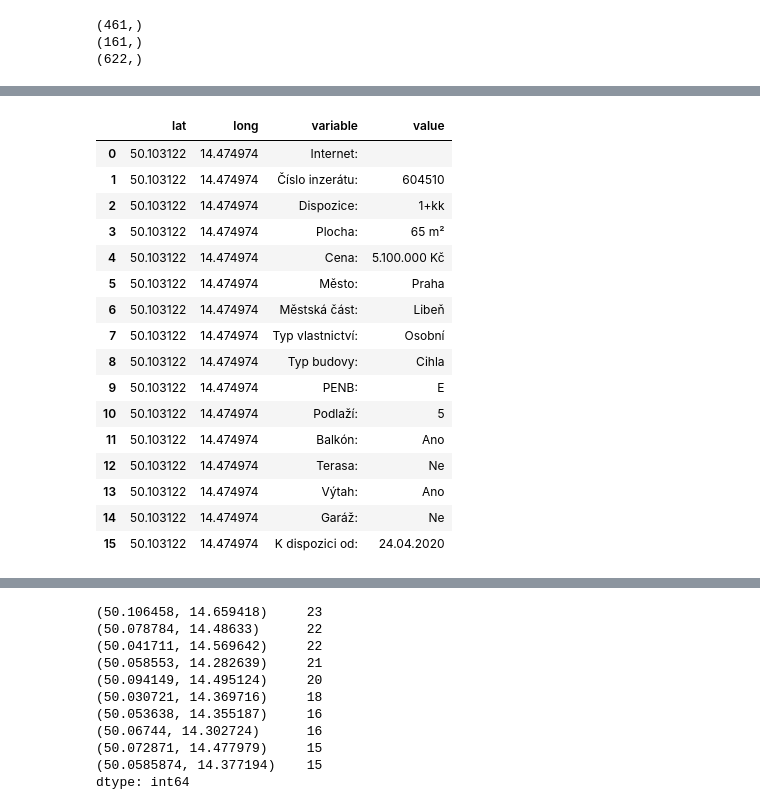
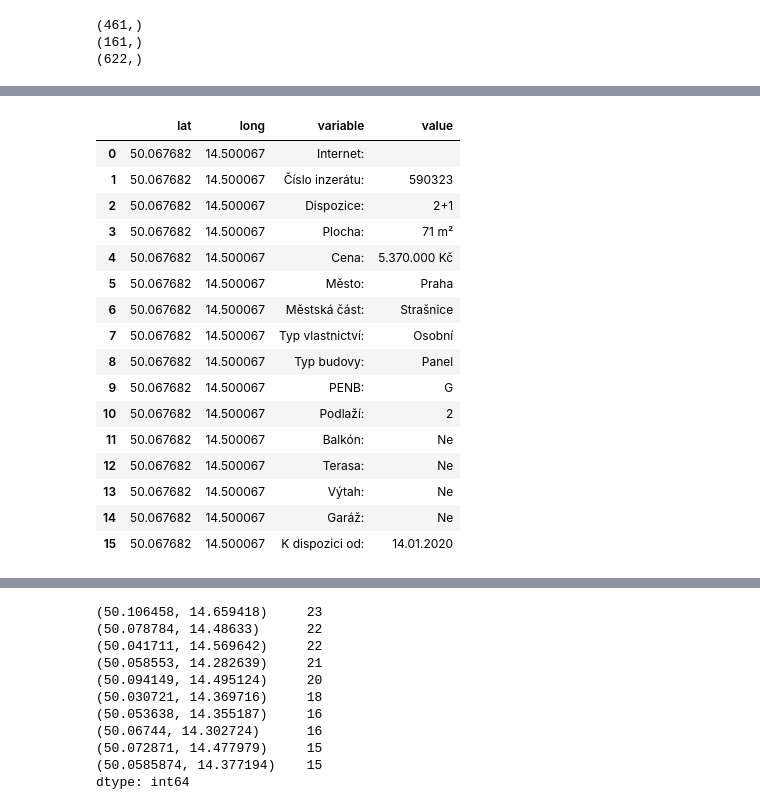
Before and after one commit to luutomas/PythonProject, a Jupyter notebook: Project.ipynb, the cells around one changed output, grey strips where cells are left out. Drawn from its saved outputs; the diff is of its cells as text; code cells hidden in the pictures.

Commit message:
minor changes in rent part

```diff
--- a/Project.ipynb
+++ b/Project.ipynb
@@ -400,23 +442,23 @@ print(np.shape(links_properties_rent_unlist))
 # %%
-HouseForSale(links_properties_rent_unlist[10]).getDf()
+HouseForSale(links_properties_rent_unlist[15]).getDf()
 # %% [output]
 |  | lat | long | variable | value |
-| 0 | 50.103122 | 14.474974 | Internet: |  |
-| 1 | 50.103122 | 14.474974 | Číslo inzerátu: | 604510 |
-| 2 | 50.103122 | 14.474974 | Dispozice: | 1+kk |
-| 3 | 50.103122 | 14.474974 | Plocha: | 65 m² |
-| 4 | 50.103122 | 14.474974 | Cena: | 5.100.000 Kč |
-| 5 | 50.103122 | 14.474974 | Město: | Praha |
-| 6 | 50.103122 | 14.474974 | Městská část: | Libeň |
-| 7 | 50.103122 | 14.474974 | Typ vlastnictví: | Osobní |
-| 8 | 50.103122 | 14.474974 | Typ budovy: | Cihla |
-| 9 | 50.103122 | 14.474974 | PENB: | E |
-| 10 | 50.103122 | 14.474974 | Podlaží: | 5 |
-| 11 | 50.103122 | 14.474974 | Balkón: | Ano |
-| 12 | 50.103122 | 14.474974 | Terasa: | Ne |
-| 13 | 50.103122 | 14.474974 | Výtah: | Ano |
-| 14 | 50.103122 | 14.474974 | Garáž: | Ne |
-| 15 | 50.103122 | 14.474974 | K dispozici od: | 24.04.2020 |
+| 0 | 50.067682 | 14.500067 | Internet: |  |
+| 1 | 50.067682 | 14.500067 | Číslo inzerátu: | 590323 |
+| 2 | 50.067682 | 14.500067 | Dispozice: | 2+1 |
+| 3 | 50.067682 | 14.500067 | Plocha: | 71 m² |
+| 4 | 50.067682 | 14.500067 | Cena: | 5.370.000 Kč |
+| 5 | 50.067682 | 14.500067 | Město: | Praha |
+| 6 | 50.067682 | 14.500067 | Městská část: | Strašnice |
+| 7 | 50.067682 | 14.500067 | Typ vlastnictví: | Osobní |
+| 8 | 50.067682 | 14.500067 | Typ budovy: | Panel |
+| 9 | 50.067682 | 14.500067 | PENB: | G |
+| 10 | 50.067682 | 14.500067 | Podlaží: | 2 |
+| 11 | 50.067682 | 14.500067 | Balkón: | Ne |
+| 12 | 50.067682 | 14.500067 | Terasa: | Ne |
+| 13 | 50.067682 | 14.500067 | Výtah: | Ne |
+| 14 | 50.067682 | 14.500067 | Garáž: | Ne |
+| 15 | 50.067682 | 14.500067 | K dispozici od: | 14.01.2020 |
 # %%
 df_complete_rent = pd.DataFrame()
 for li in links_properties_rent_unlist_old:
```
Also changed, not shown: parts of 7 cells of this notebook.
